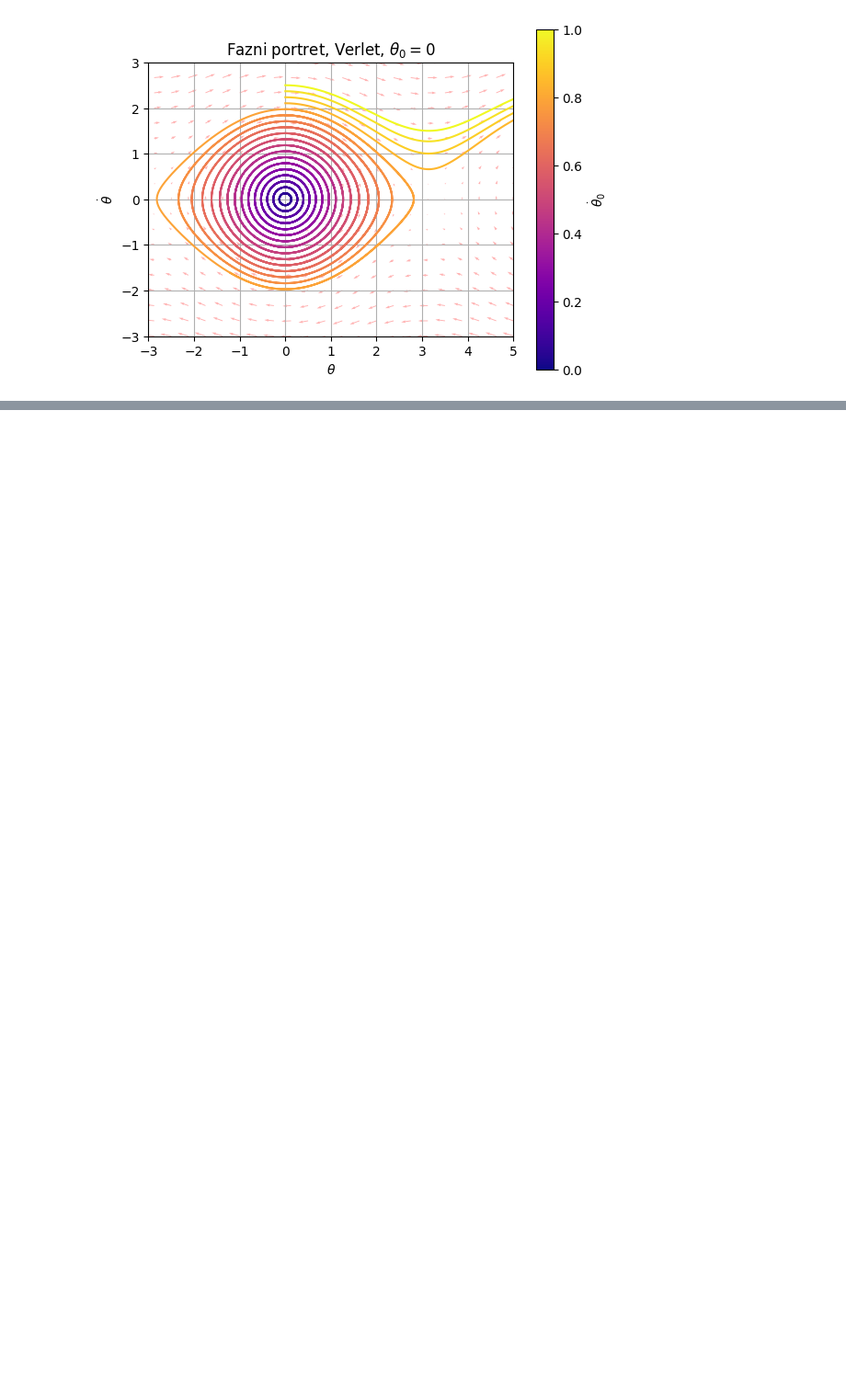
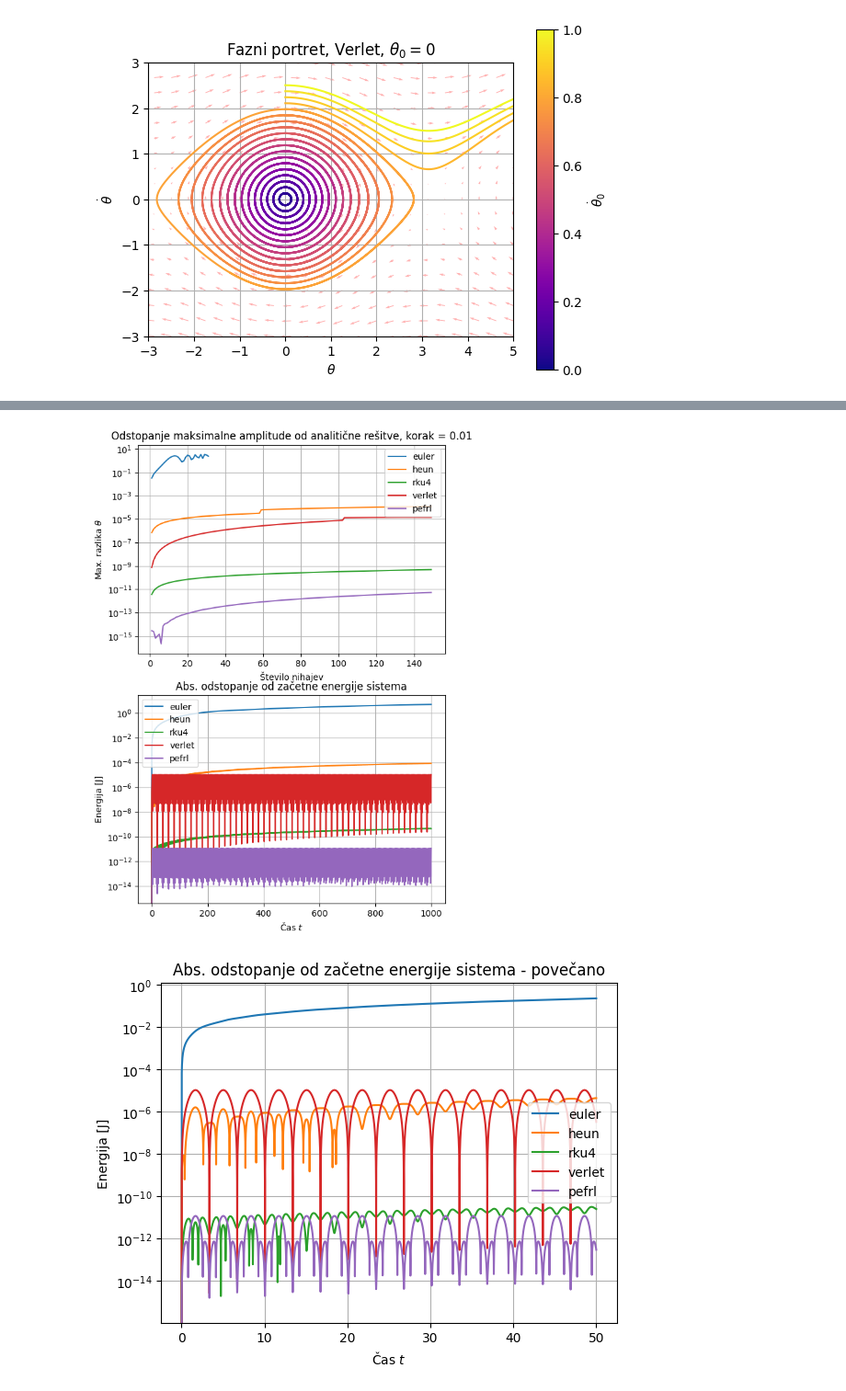
Before and after one commit to hyhmir/mafiski_praktikum, a Jupyter notebook: 07/analysing.ipynb, the cells around one changed output, grey strips where cells are left out. Shown at 92% size. Saved outputs shown, nothing was run; the diff lists cells and outputs as text; code cells hidden in the pictures; blank space fills up the shorter version.

```diff
--- a/07/analysing.ipynb
+++ b/07/analysing.ipynb
@@ -102,0 +171,53 @@ plt.savefig('graphs/analytic_phase.pdf', dpi=512)
+# %%
+fig, (ax1, ax2) = plt.subplots(2, 1, figsize=(6.4, 9.6))
+
+fig, (ax3) = plt.subplots(1, 1, figsize=(6.4, 4.8))
+
+ax1.set_title('Odstopanje maksimalne amplitude od analitične rešitve, korak = 0.01')
+ax1.set_xlabel('Število nihajev')
+ax1.set_ylabel('Max. razlika $\\theta$')
+ax1.set_yscale('log')
+
+ax2.set_title('Abs. odstopanje od začetne energije sistema')
+ax2.set_xlabel('Čas $t$')
+ax2.set_ylabel('Energija [J]')
+ax2.set_yscale('log')
+
+ax3.set_title('Abs. odstopanje od začetne energije sistema - povečano')
+ax3.set_xlabel('Čas $t$')
+ax3.set_ylabel('Energija [J]')
+ax3.set_yscale('log')
+
+for metoda in [euler, heun, rku4, verlet, pefrl]:
+
+    t = np.arange(0, 1000, 0.01)
+    if metoda in [euler, heun, rku4]:
+        x_vec = metoda(nihanje_2, np.array([1., 0.]), t)
+        x = x_vec[:, 0]
+        v = x_vec[:, 1]
+    else:
+        (x, v) = metoda(nihanje, 1., 0., t)
+
+    peaks, _ = find_peaks(x)
+    theta = analytic(t)
+    diff = np.abs(theta - x)
+    indices = np.arange(len(t[peaks])) + 1
+    E0 = 1.0 - np.cos(1.0)
+    p=30
+    energy = np.abs(1-np.cos(x)+v**2/2-E0)
+
+    ax1.plot(indices, diff[peaks], label=f'{metoda.__name__}')
+    ax2.plot(t[::p], energy[::p], label=f'{metoda.__name__}')
+    ax3.plot(t[:5000], energy[:5000], label=f'{metoda.__name__}')
+
+ax1.grid()
+ax1.legend()
+ax2.grid()
+ax2.legend()
+ax3.grid()
+ax3.legend()
+
+plt.savefig('graphs/triple.pdf', dpi=512)
+# %% [output]
+[figure, added]
+[figure, added]
```
Also changed, not shown: parts of 8 cells of this notebook, 11 other files.
